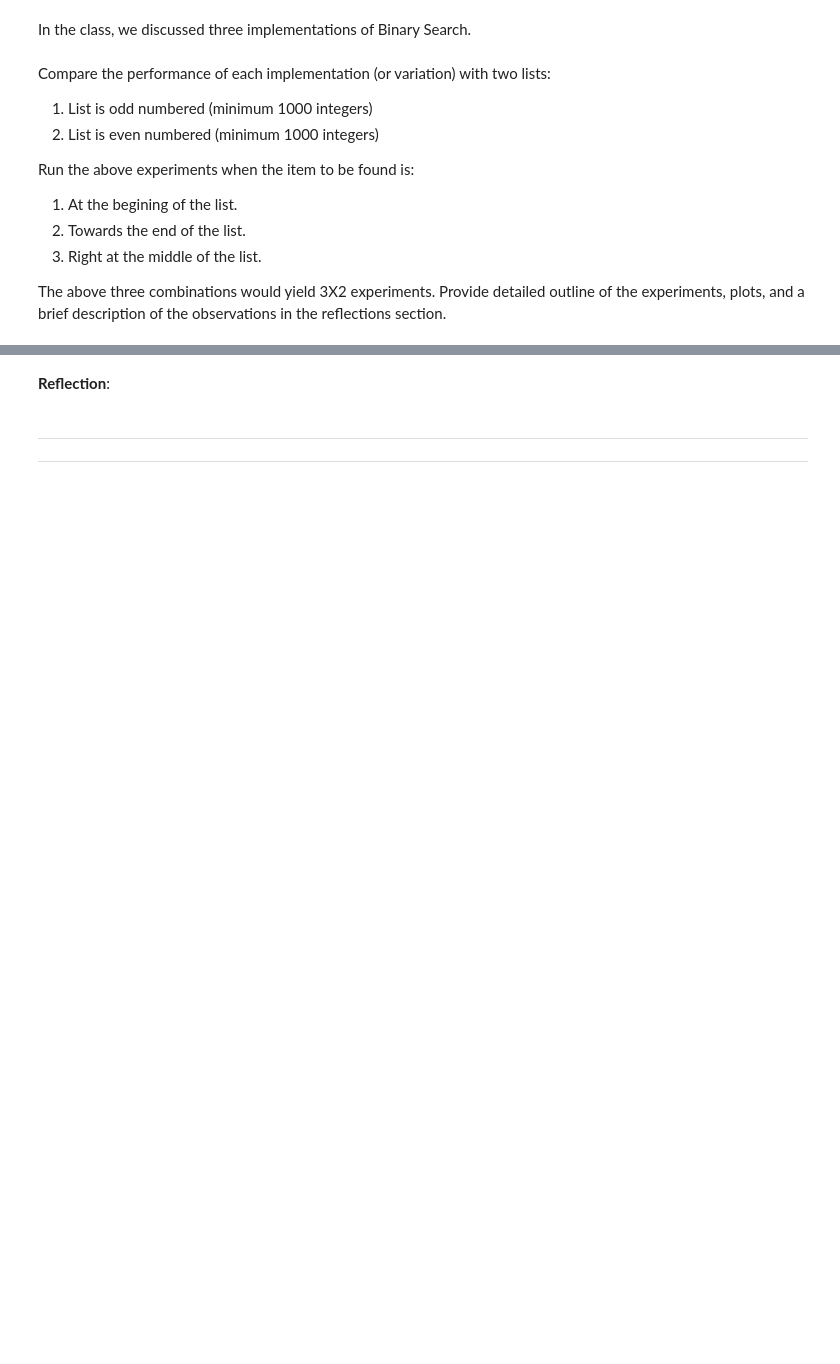
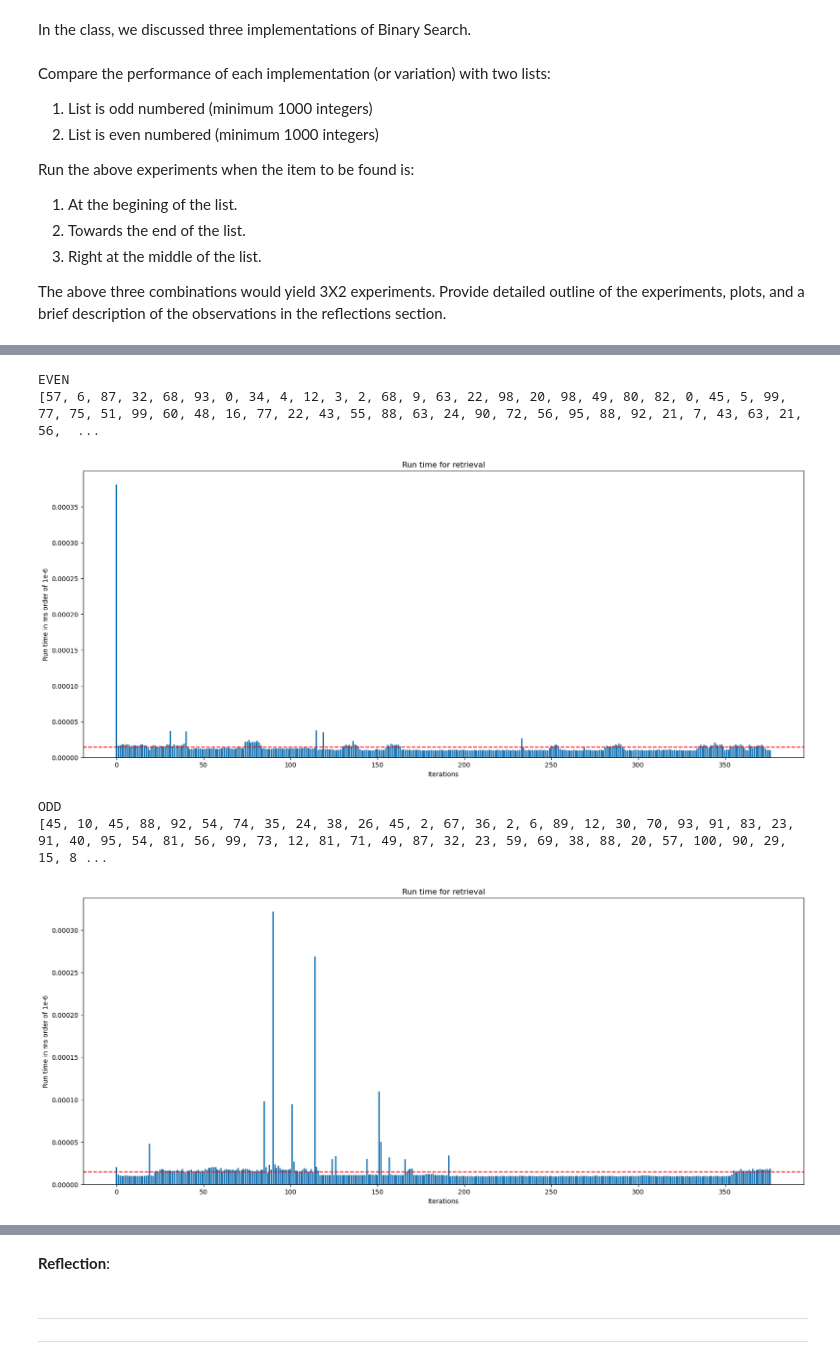
Before and after one commit to saboorah/CS2XC3, a Jupyter notebook: Lab_II.ipynb, the cells around one changed output, grey strips where cells are left out. Saved outputs shown, nothing was run; the diff lists cells and outputs as text; code cells hidden in the pictures; blank space fills up the shorter version.

```diff
--- a/Lab_II.ipynb
+++ b/Lab_II.ipynb
@@ -478,0 +540,55 @@ The above three combinations would yield 3X2 experiments. Provide detailed outli
+# %%
+##--binary search 1--item at end--##
+
+##place item at start
+
+
+#get even and od lists
+
+e_o = even_odd_lists()
+even = e_o[0]
+odd = e_o[1]
+
+#decide item to find
+item = random.randint(0,100)
+
+#place at end
+even[(len(even))-1] = item
+odd[(len(odd))-1] = item
+
+#expieriment
+run_times1 = []
+run_times2 = []
+
+
+print("EVEN")
+print(even)
+
+for i in range(runs):
+    #list2 = InsertionSort(near_sorted)
+    start = timeit.default_timer()
+    binary_search_1(even,item)
+    stop = timeit.default_timer()
+    run_times1.append(stop-start)
+
+draw_plot(run_times1)
+
+print("ODD")
+print(odd)
+
+for j in range(runs):
+    #list3 = InsertionSort(unsorted)
+    start = timeit.default_timer()
+    binary_search_1(odd,item)
+    stop = timeit.default_timer()
+    run_times2.append(stop-start)
+
+
+draw_plot(run_times2)
+# %% [output]
+EVEN
+[57, 6, 87, 32, 68, 93, 0, 34, 4, 12, 3, 2, 68, 9, 63, 22, 98, 20, 98, 49, 80, 82, 0, 45, 5, 99, 77, 75, 51, 99, 60, 48, 16, 77, 22, 43, 55, 88, 63, 24, 90, 72, 56, 95, 88, 92, 21, 7, 43, 63, 21, 56,  ...
+[figure, added]
+ODD
+[45, 10, 45, 88, 92, 54, 74, 35, 24, 38, 26, 45, 2, 67, 36, 2, 6, 89, 12, 30, 70, 93, 91, 83, 23, 91, 40, 95, 54, 81, 56, 99, 73, 12, 81, 71, 49, 87, 32, 23, 59, 69, 38, 88, 20, 57, 100, 90, 29, 15, 8 ...
+[figure, added]
```
Also changed, not shown: parts of 8 cells of this notebook.
